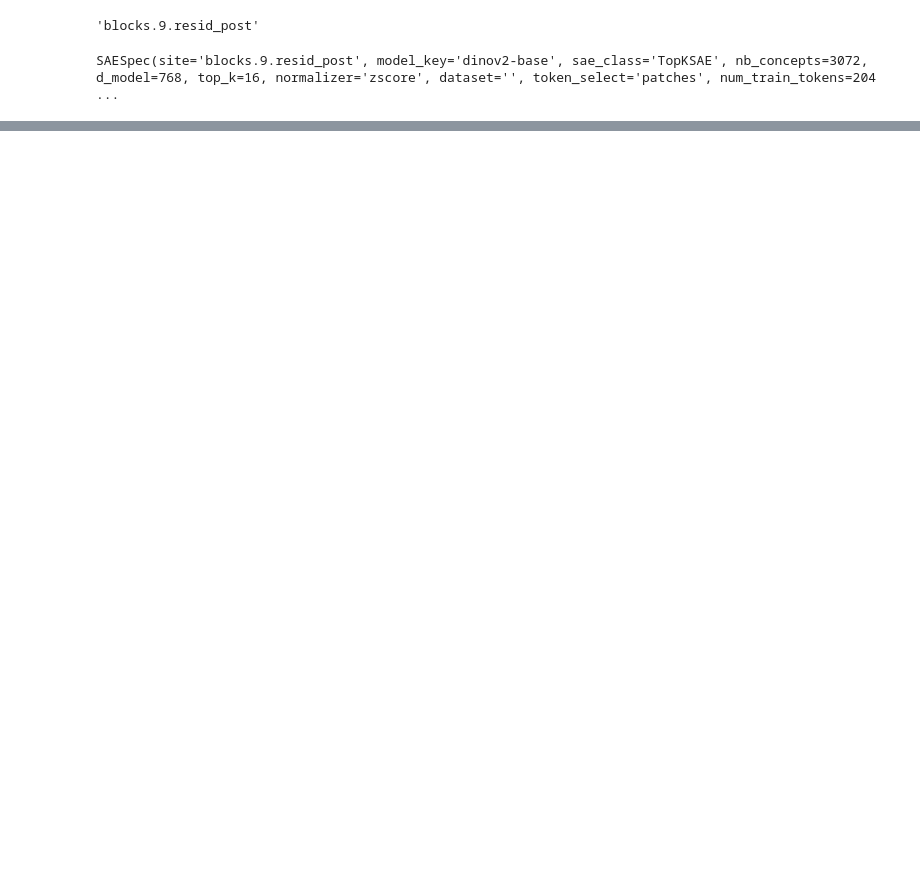
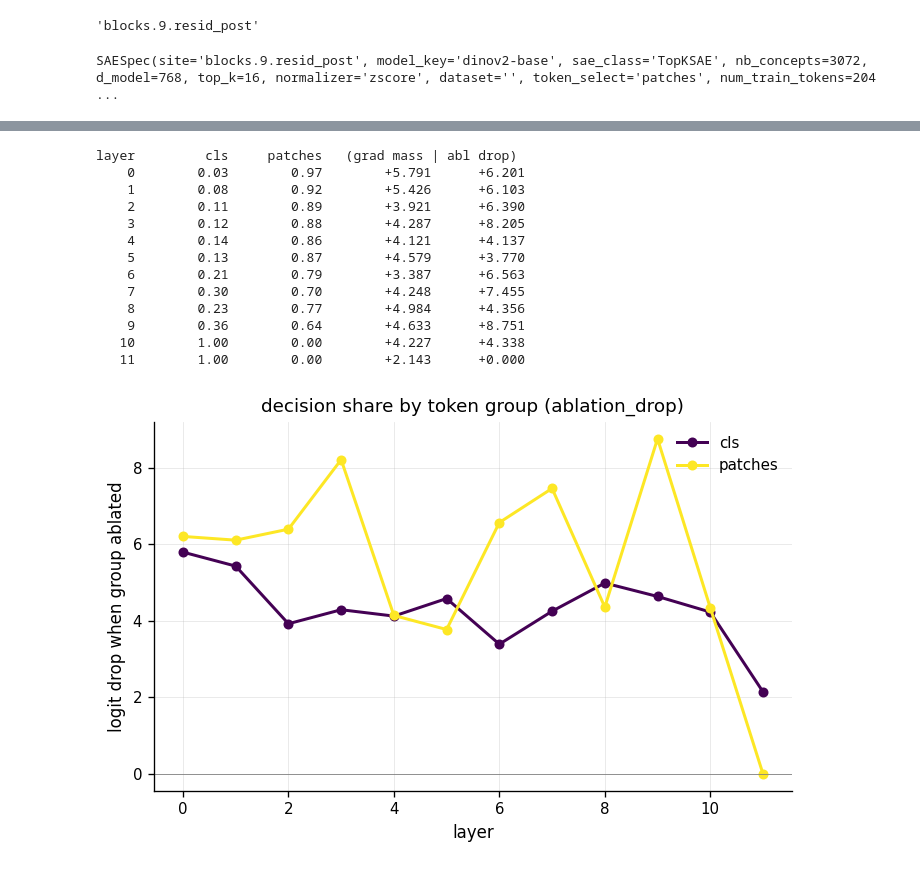
Before and after one commit to VoErik/vitlab, a Jupyter notebook: notebooks/Untitled.ipynb, the cells around one changed output, grey strips where cells are left out. Cells and saved outputs as stored; diff of their text form; code cells hidden in the pictures; blank space fills up the shorter version.

```diff
--- a/notebooks/Untitled.ipynb
+++ b/notebooks/Untitled.ipynb
@@ -35,0 +83,19 @@ SAESpec(site='blocks.9.resid_post', model_key='dinov2-base', sae_class='TopKSAE'
+# %%
+share = A.token_group_attribution(model, image, task=task)
+print(share.table())
+_ = viz.token_group_trajectory(share, measure="ablation_drop", save="tg.pdf")
+# %% [output]
+layer         cls     patches   (grad mass | abl drop)
+    0        0.03        0.97        +5.791      +6.201
+    1        0.08        0.92        +5.426      +6.103
+    2        0.11        0.89        +3.921      +6.390
+    3        0.12        0.88        +4.287      +8.205
+    4        0.14        0.86        +4.121      +4.137
+    5        0.13        0.87        +4.579      +3.770
+    6        0.21        0.79        +3.387      +6.563
+    7        0.30        0.70        +4.248      +7.455
+    8        0.23        0.77        +4.984      +4.356
+    9        0.36        0.64        +4.633      +8.751
+   10        1.00        0.00        +4.227      +4.338
+   11        1.00        0.00        +2.143      +0.000
+[figure, added]
```
Also changed, not shown: parts of 3 cells of this notebook, 18 other files.
